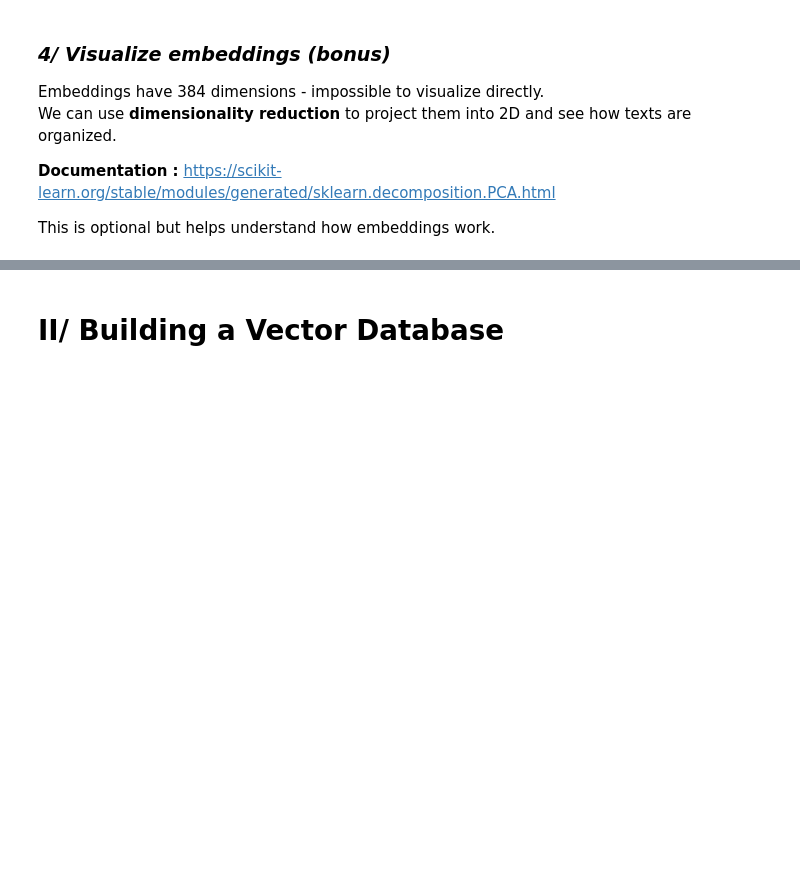
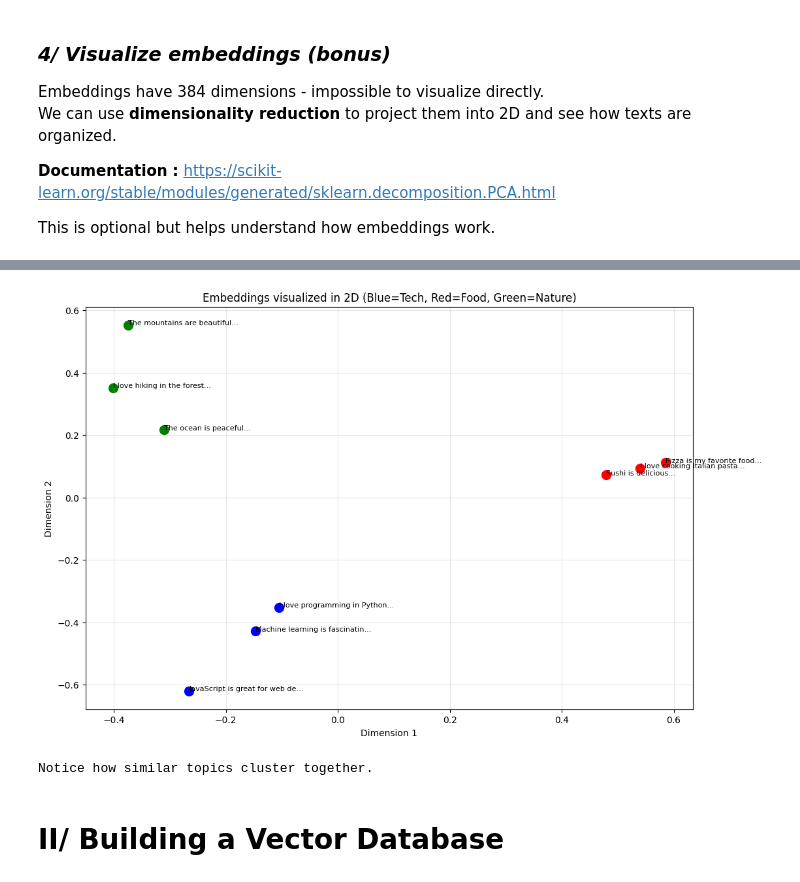
Before and after one commit to PoC-Community/day-02-finet-tuning-SLIN-KLA, a Jupyter notebook: 2 - RAG/rag_afternoon.ipynb, the cells around one changed output, grey strips where cells are left out. Cells and saved outputs as stored; diff of their text form; code cells hidden in the pictures; blank space fills up the shorter version.

```diff
--- a/2 - RAG/rag_afternoon.ipynb
+++ b/2 - RAG/rag_afternoon.ipynb
@@ -51,12 +69,12 @@ The model `all-MiniLM-L6-v2` is small, fast, and works great for most use cases.
 from sentence_transformers import SentenceTransformer
 
 # TODO: Load the embedding model 'all-MiniLM-L6-v2'
-embedding_model = ...
+embedding_model = SentenceTransformer(model_name_or_path='all-MiniLM-L6-v2')
 
 text = "I love artificial intelligence"
 
 # TODO: Create the embedding
-embedding = ...
+embedding = embedding_model.encode(text)
 
 print(f"Embedding created.")
 print(f"Embedding dimension: {len(embedding)}")
@@ -81,12 +111,12 @@ sentences = [
 ]
 
 # TODO: Create embeddings for all sentences
-embeddings = ...
+embeddings = embedding_model.encode(sentences, convert_to_tensor=True)
 
 print("Similarity with 'I love programming in Python':\n")
 
 for i, sentence in enumerate(sentences):
     # TODO: Calculate cosine similarity between first embedding and current one
-    similarity = ...
+    similarity = util.cos_sim(embeddings[0], embeddings[i]).item()
     print(f"  \"{sentence}\"")
     print(f"  → Similarity: {similarity:.4f}\n")
@@ -125,11 +169,11 @@ texts = [
 ]
 
 # TODO: Create embeddings for all texts
-text_embeddings = ...
+text_embeddings = embedding_model.encode(texts, convert_to_tensor=True)
 
 # TODO: Reduce to 2D using PCA
-pca = ...
-embeddings_2d = ...
+pca = PCA(n_components=2)
+embeddings_2d = pca.fit_transform(text_embeddings)
 
 plt.figure(figsize=(12, 8))
 colors = ['blue', 'blue', 'blue', 'red', 'red', 'red', 'green', 'green', 'green']
@@ -145,3 +189,4 @@ plt.grid(True, alpha=0.3)
 plt.show()
 
 print("\nNotice how similar topics cluster together.")
+# %% [output]
@@ -148,3 +209,5 @@ print("\nNotice how similar topics cluster together.")
+[figure, added]
+Notice how similar topics cluster together.
 # %% [markdown]
 # **II/ Building a Vector Database**
 # %% [markdown]
```
Also changed, not shown: parts of 11 cells of this notebook.
